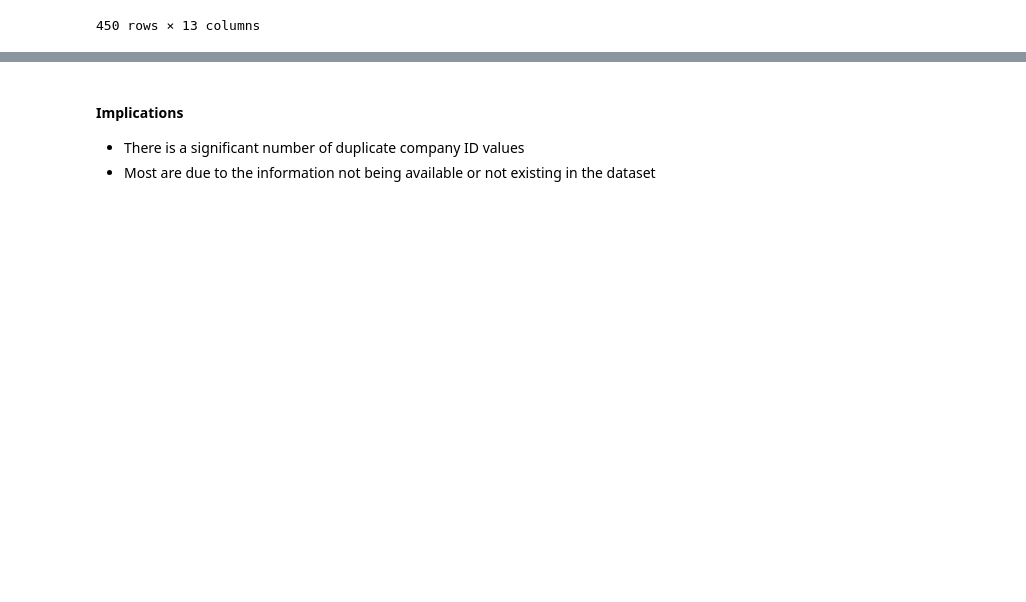
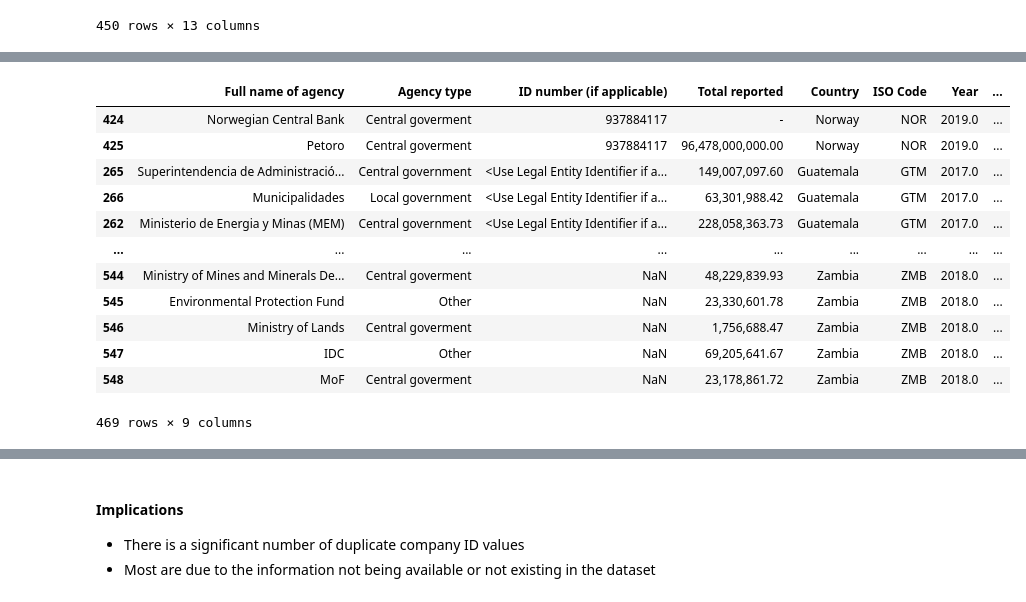
Before and after one commit to civicliteracies/EITI_SDT_data_verification_and_validation, a Jupyter notebook: Verification and Validation.ipynb, the cells around one changed output, grey strips where cells are left out. Saved outputs shown, nothing was run; the diff lists cells and outputs as text; code cells hidden in the pictures; blank space fills up the shorter version.

```diff
--- a/Verification and Validation.ipynb
+++ b/Verification and Validation.ipynb
@@ -469,0 +561,20 @@ Name: RC322270, Count: 2
+# %%
+duplicate_ids_agency = get_duplicates(df_part_3b,
+                                    'ID number (if applicable)',
+                                    *['Country', 'Year'])
+
+duplicate_ids_agency
+# %% [output]
+|  | Full name of agency | Agency type | ID number (if applicable) | Total reported | Country | ISO Code | Year | ... |
+| 424 | Norwegian Central Bank | Central goverment | 937884117 | - | Norway | NOR | 2019.0 | ... |
+| 425 | Petoro | Central goverment | 937884117 | 96,478,000,000.00 | Norway | NOR | 2019.0 | ... |
+| 265 | Superintendencia de Administració... | Central government | <Use Legal Entity Identifier if a... | 149,007,097.60 | Guatemala | GTM | 2017.0 | ... |
+| 266 | Municipalidades | Local government | <Use Legal Entity Identifier if a... | 63,301,988.42 | Guatemala | GTM | 2017.0 | ... |
+| 262 | Ministerio de Energia y Minas (MEM) | Central government | <Use Legal Entity Identifier if a... | 228,058,363.73 | Guatemala | GTM | 2017.0 | ... |
+| ... | ... | ... | ... | ... | ... | ... | ... | ... |
+| 544 | Ministry of Mines and Minerals De... | Central goverment | NaN | 48,229,839.93 | Zambia | ZMB | 2018.0 | ... |
+| 545 | Environmental Protection Fund | Other | NaN | 23,330,601.78 | Zambia | ZMB | 2018.0 | ... |
+| 546 | Ministry of Lands | Central goverment | NaN | 1,756,688.47 | Zambia | ZMB | 2018.0 | ... |
+| 547 | IDC | Other | NaN | 69,205,641.67 | Zambia | ZMB | 2018.0 | ... |
+| 548 | MoF | Central goverment | NaN | 23,178,861.72 | Zambia | ZMB | 2018.0 | ... |
+469 rows × 9 columns
```
Also changed, not shown: parts of 42 cells of this notebook, 3 other files.
